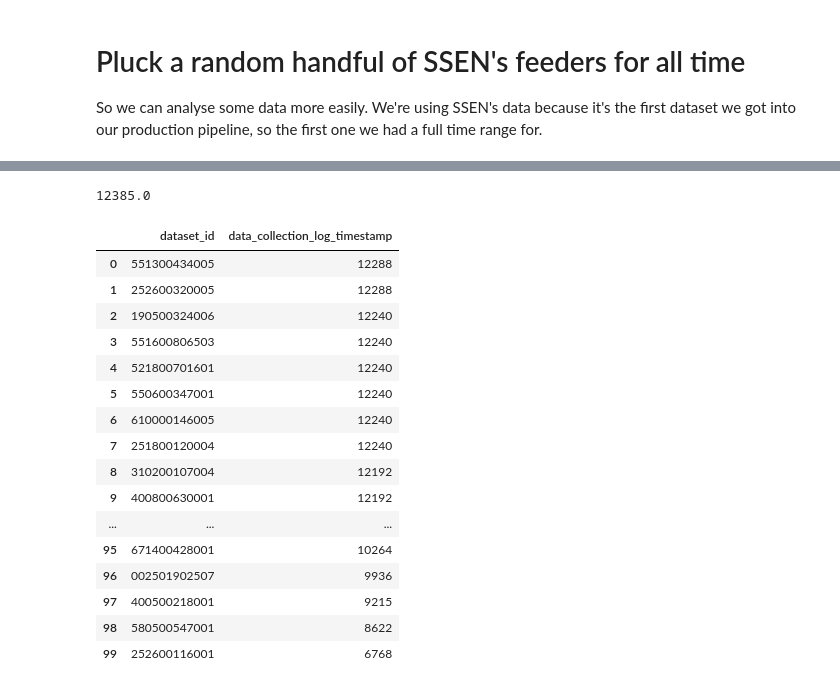
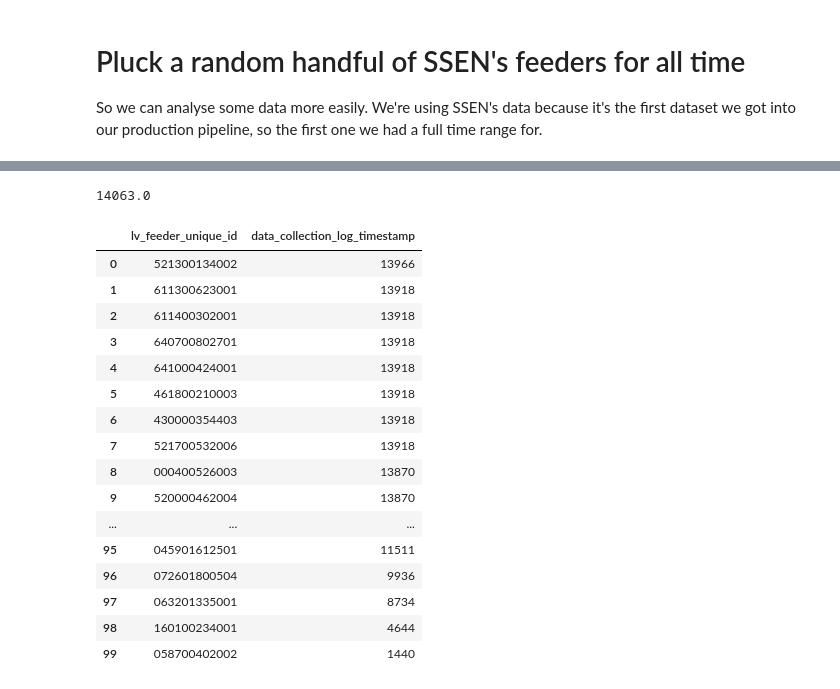
Before and after one commit to centre-for-ai-and-climate/weave, a Jupyter notebook: experiments/ssen-feeder-subset.ipynb, the cells around one changed output, grey strips where cells are left out. Cells and saved outputs as stored; diff of their text form; code cells hidden in the pictures.

```diff
--- a/experiments/ssen-feeder-subset.ipynb
+++ b/experiments/ssen-feeder-subset.ipynb
@@ -36,0 +10,15 @@ all_time.to_csv("ssen-10-feeders.csv", index=False)
+# %%
+southern_england_bbox = [-2.2, 50.7, 1.77, 51.8]
+scotland_bbox = [-8.65, 54.5, -0.65, 60.84]
+england_feb = gpd.read_parquet("s3://weave.energy/beta/smart-meter/2024-02.parquet", bbox=southern_england_bbox)
+scotland_feb = gpd.read_parquet("s3://weave.energy/beta/smart-meter/2024-02.parquet", bbox=scotland_bbox)
+england_feeders = sorted(england_feb["lv_feeder_unique_id"].dropna().drop_duplicates().sample(50))
+scotland_feeders = sorted(scotland_feb["lv_feeder_unique_id"].dropna().drop_duplicates().sample(50))
+del england_feb, scotland_feb
+# %%
+all_time_england = gpd.read_parquet("s3://weave.energy/beta/smart-meter",
+                           columns=["secondary_substation_unique_id", "lv_feeder_unique_id", "aggregated_device_count_active", "total_consumption_active_import", "data_collection_log_timestamp", "geometry"],
+                           filters=[("lv_feeder_unique_id", "in", england_feeders)])
+all_time_scotland = gpd.read_parquet("s3://weave.energy/beta/smart-meter",
+                           columns=["secondary_substation_unique_id", "lv_feeder_unique_id", "aggregated_device_count_active", "total_consumption_active_import", "data_collection_log_timestamp", "geometry"],
+                           filters=[("lv_feeder_unique_id", "in", scotland_feeders)])
@@ -36,0 +27,4 @@ all_time.to_csv("ssen-10-feeders.csv", index=False)
+# %%
+import pandas as pd
+all_time = gpd.GeoDataFrame(pd.concat([all_time_england, all_time_scotland], ignore_index=True), crs="EPSG:4326")
+all_time.info()
@@ -38,25 +57,26 @@ all_time.to_csv("ssen-10-feeders.csv", index=False)
 expected_rows_per_feeder = (all_time["data_collection_log_timestamp"].max() - all_time["data_collection_log_timestamp"].min()).total_seconds() / (30 * 60)
 expected_rows_per_feeder
 # %% [output]
-12385.0
+14063.0
 # %%
+import pandas as pd
 with pd.option_context('display.max_rows', 500):
-    display(all_time.groupby("dataset_id").agg({"data_collection_log_timestamp": "nunique"}).sort_values(by="data_collection_log_timestamp", ascending=False).reset_index())
+    display(all_time.groupby("lv_feeder_unique_id").agg({"data_collection_log_timestamp": "nunique"}).sort_values(by="data_collection_log_timestamp", ascending=False).reset_index())
 # %% [output]
-|  | dataset_id | data_collection_log_timestamp |
-| 0 | 551300434005 | 12288 |
-| 1 | 252600320005 | 12288 |
-| 2 | 190500324006 | 12240 |
-| 3 | 551600806503 | 12240 |
-| 4 | 521800701601 | 12240 |
-| 5 | 550600347001 | 12240 |
-| 6 | 610000146005 | 12240 |
-| 7 | 251800120004 | 12240 |
-| 8 | 310200107004 | 12192 |
-| 9 | 400800630001 | 12192 |
+|  | lv_feeder_unique_id | data_collection_log_timestamp |
+| 0 | 521300134002 | 13966 |
+| 1 | 611300623001 | 13918 |
+| 2 | 611400302001 | 13918 |
+| 3 | 640700802701 | 13918 |
+| 4 | 641000424001 | 13918 |
+| 5 | 461800210003 | 13918 |
+| 6 | 430000354403 | 13918 |
+| 7 | 521700532006 | 13918 |
+| 8 | 000400526003 | 13870 |
+| 9 | 520000462004 | 13870 |
 | ... | ... | ... |
-| 95 | 671400428001 | 10264 |
-| 96 | 002501902507 | 9936 |
-| 97 | 400500218001 | 9215 |
-| 98 | 580500547001 | 8622 |
-| 99 | 252600116001 | 6768 |
+| 95 | 045901612501 | 11511 |
+| 96 | 072601800504 | 9936 |
+| 97 | 063201335001 | 8734 |
+| 98 | 160100234001 | 4644 |
+| 99 | 058700402002 | 1440 |
```
Also changed, not shown: parts of 10 cells of this notebook, 1 other file.
